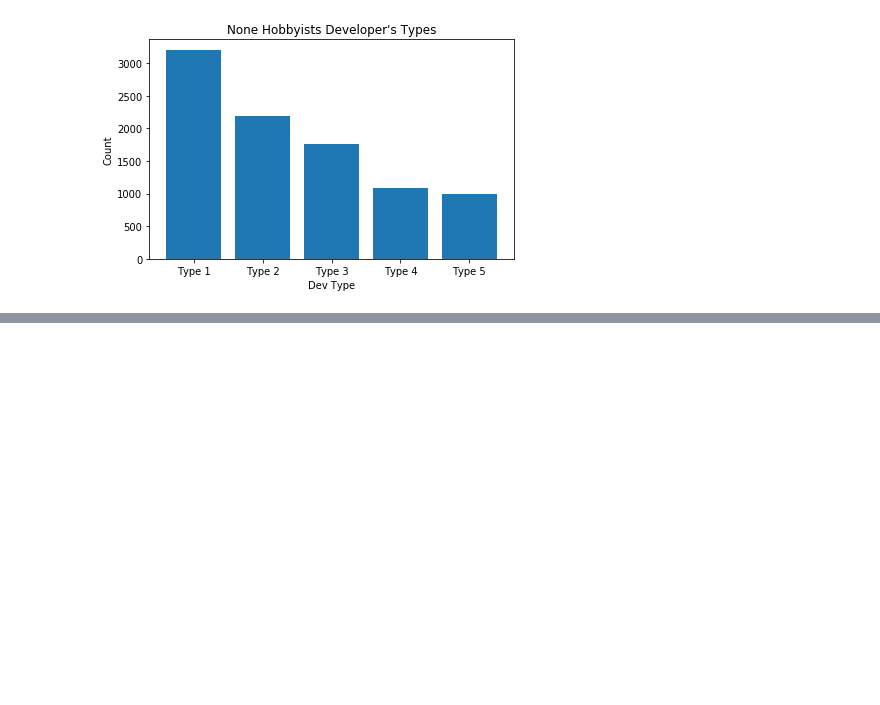
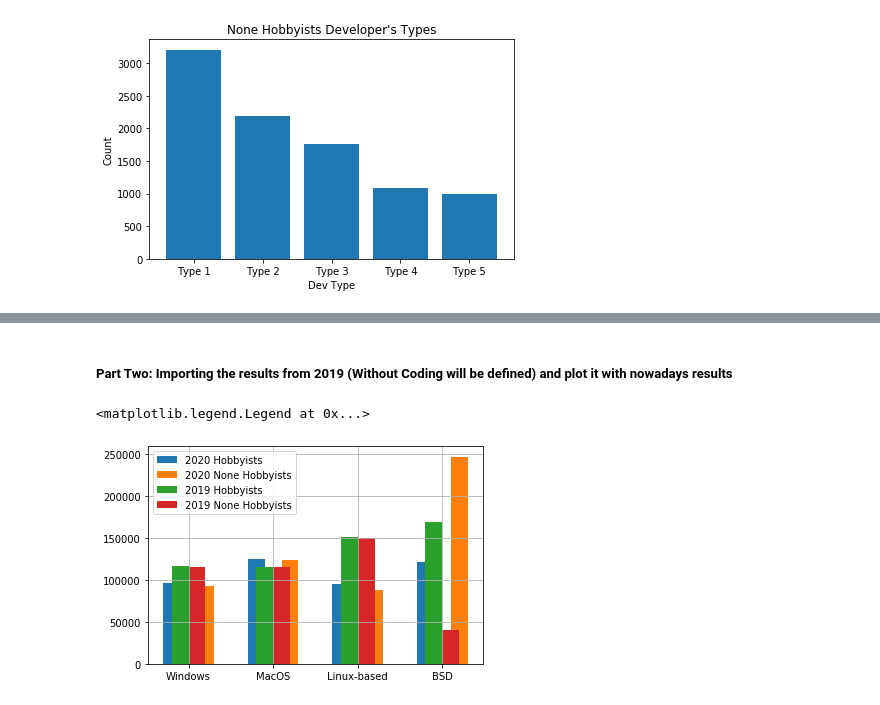
Before and after one commit to abdullahth/sof, a Jupyter notebook: 2020/app.ipynb, the cells around one changed output, grey strips where cells are left out. Saved outputs shown, nothing was run; the diff lists cells and outputs as text; code cells hidden in the pictures; blank space fills up the shorter version.

```diff
--- a/2020/app.ipynb
+++ b/2020/app.ipynb
@@ -339,0 +385,24 @@ Type 5 :  Developer, front-end
+# %% [markdown]
+##### Part Two: Importing the results from 2019 (Without Coding will be defined) and plot it with nowadays results
+# %%
+frame = pd.DataFrame({'Opsys': opsystems})
+frame["2020_Hobbyists"] = yes_array
+frame["2020_None_Hobbyists"] = no_array
+
+frame["2019_Hobbyists"] = [116380, 115607, 151606, 169328]
+frame["2019_None_Hobbyists"] = [115965, 115849, 150339, 39728]
+
+fig, ax = plt.subplots()
+x = np.arange(len(opsystems))
+width = 0.2
+ax.set_xticks(x)
+ax.set_xticklabels(opsystems)
+ax.grid(True)
+ax.bar(x-width, frame["2020_Hobbyists"], width, label="2020 Hobbyists")
+ax.bar(x+width, frame["2020_None_Hobbyists"], width, label="2020 None Hobbyists")
+ax.bar(x-width/2, frame["2019_Hobbyists"], width, label="2019 Hobbyists")
+ax.bar(x+width/2, frame["2019_None_Hobbyists"], width, label="2019 None Hobbyists")
+ax.legend(loc="upper left")
+# %% [output]
+<matplotlib.legend.Legend at 0x...>
+[figure, added]
```
Also changed, not shown: parts of 2 cells of this notebook.
